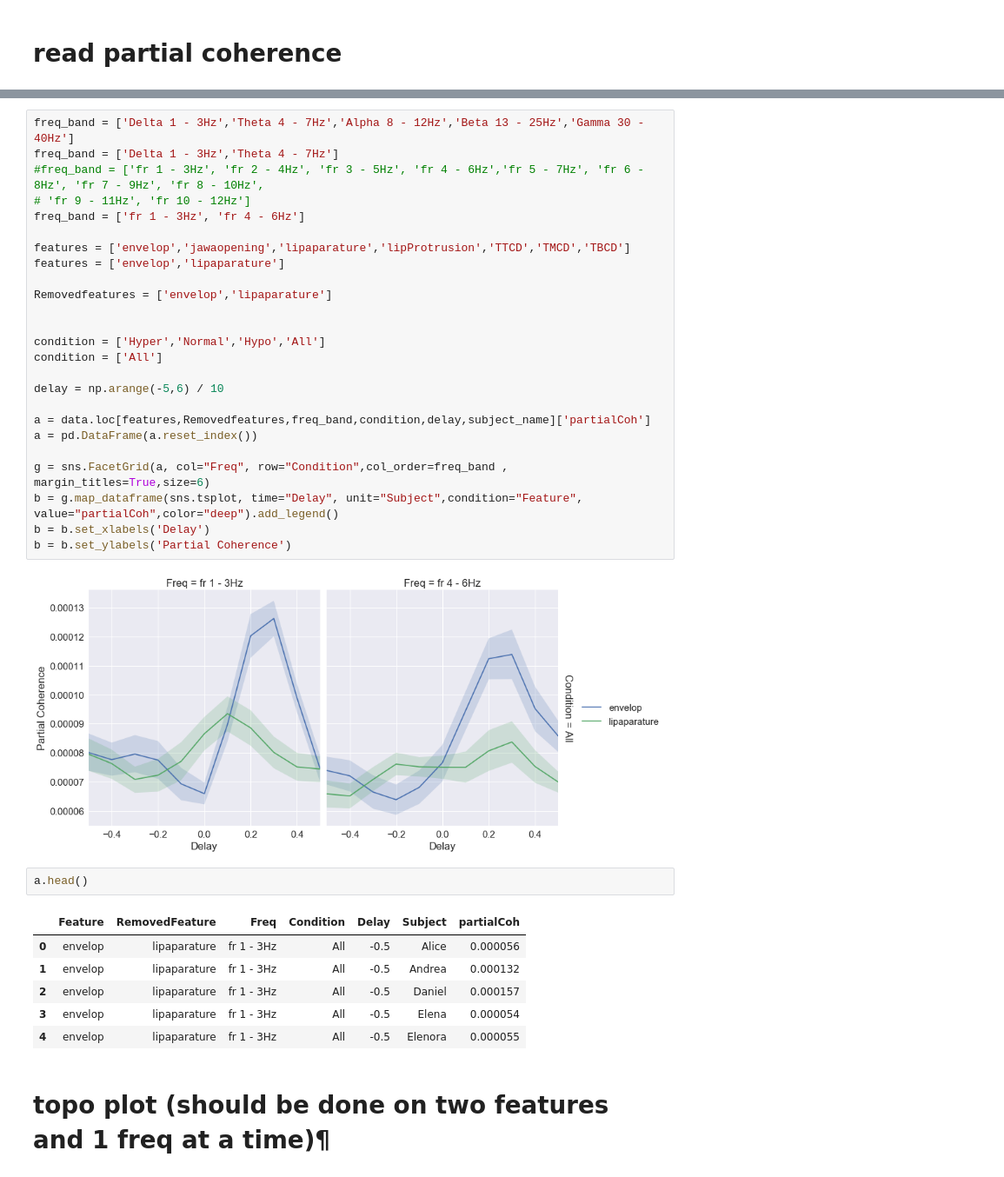
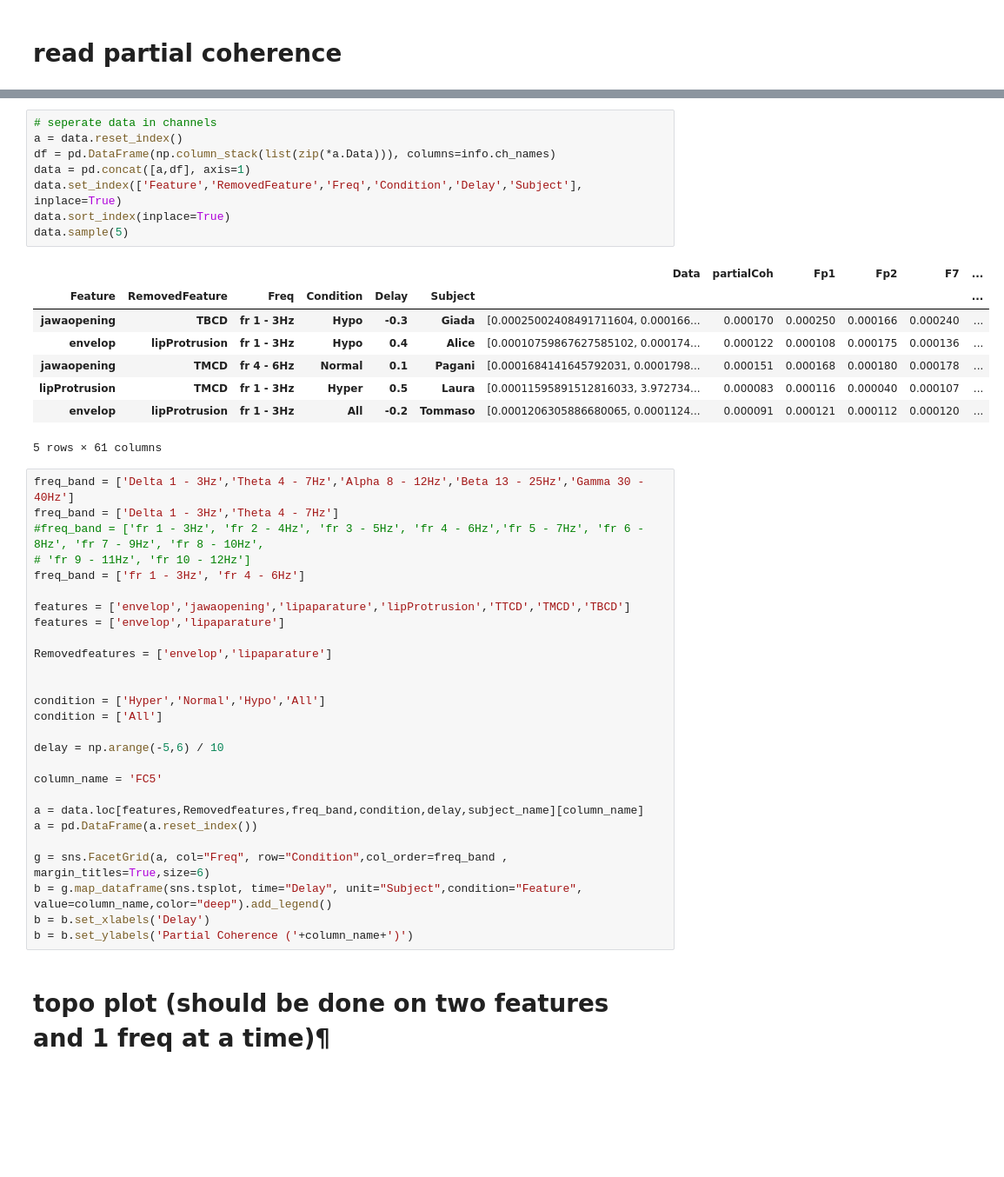
Before and after one commit to sankar-mukherjee/entrainment_python, a Jupyter notebook: partialCoherence_investigate.ipynb, the cells around one changed output, grey strips where cells are left out. Shown: that part at 87% size. Saved outputs shown, nothing was run; the diff lists cells and outputs as text; blank space fills up the shorter version.

```diff
--- a/partialCoherence_investigate.ipynb
+++ b/partialCoherence_investigate.ipynb
@@ -109,3 +114,20 @@ data.sample(10)
+# %%
+# seperate data in channels
+a = data.reset_index()
+df = pd.DataFrame(np.column_stack(list(zip(*a.Data))), columns=info.ch_names)
+data = pd.concat([a,df], axis=1)
+data.set_index(['Feature','RemovedFeature','Freq','Condition','Delay','Subject'], inplace=True)
+data.sort_index(inplace=True)
+data.sample(5)
+# %% [output]
+|  |  |  |  |  |  | Data | partialCoh | Fp1 | Fp2 | F7 | ... |
+| Feature | RemovedFeature | Freq | Condition | Delay | Subject |  |  |  |  |  | ... |
+| jawaopening | TBCD | fr 1 - 3Hz | Hypo | -0.3 | Giada | [0.00025002408491711604, 0.000166... | 0.000170 | 0.000250 | 0.000166 | 0.000240 | ... |
+| envelop | lipProtrusion | fr 1 - 3Hz | Hypo | 0.4 | Alice | [0.00010759867627585102, 0.000174... | 0.000122 | 0.000108 | 0.000175 | 0.000136 | ... |
+| jawaopening | TMCD | fr 4 - 6Hz | Normal | 0.1 | Pagani | [0.0001684141645792031, 0.0001798... | 0.000151 | 0.000168 | 0.000180 | 0.000178 | ... |
+| lipProtrusion | TMCD | fr 1 - 3Hz | Hyper | 0.5 | Laura | [0.00011595891512816033, 3.972734... | 0.000083 | 0.000116 | 0.000040 | 0.000107 | ... |
+| envelop | lipProtrusion | fr 1 - 3Hz | All | -0.2 | Tommaso | [0.0001206305886680065, 0.0001124... | 0.000091 | 0.000121 | 0.000112 | 0.000120 | ... |
+5 rows × 61 columns
 # %%
 freq_band = ['Delta 1 - 3Hz','Theta 4 - 7Hz','Alpha 8 - 12Hz','Beta 13 - 25Hz','Gamma 30 - 40Hz']
 freq_band = ['Delta 1 - 3Hz','Theta 4 - 7Hz']
@@ -124,24 +146,15 @@ condition = ['All']
 
 delay = np.arange(-5,6) / 10
 
-a = data.loc[features,Removedfeatures,freq_band,condition,delay,subject_name]['partialCoh']
+column_name = 'FC5'
+
+a = data.loc[features,Removedfeatures,freq_band,condition,delay,subject_name][column_name]
 a = pd.DataFrame(a.reset_index())
 
 g = sns.FacetGrid(a, col="Freq", row="Condition",col_order=freq_band , margin_titles=True,size=6)
-b = g.map_dataframe(sns.tsplot, time="Delay", unit="Subject",condition="Feature", value="partialCoh",color="deep").add_legend()
+b = g.map_dataframe(sns.tsplot, time="Delay", unit="Subject",condition="Feature", value=column_name,color="deep").add_legend()
 b = b.set_xlabels('Delay')
-b = b.set_ylabels('Partial Coherence')
+b = b.set_ylabels('Partial Coherence ('+column_name+')')
-# %% [output]
-[figure, removed]
-# %%
-a.head()
-# %% [output]
-|  | Feature | RemovedFeature | Freq | Condition | Delay | Subject | partialCoh |
-| 0 | envelop | lipaparature | fr 1 - 3Hz | All | -0.5 | Alice | 0.000056 |
-| 1 | envelop | lipaparature | fr 1 - 3Hz | All | -0.5 | Andrea | 0.000132 |
-| 2 | envelop | lipaparature | fr 1 - 3Hz | All | -0.5 | Daniel | 0.000157 |
-| 3 | envelop | lipaparature | fr 1 - 3Hz | All | -0.5 | Elena | 0.000054 |
-| 4 | envelop | lipaparature | fr 1 - 3Hz | All | -0.5 | Elenora | 0.000055 |
 # %% [markdown]
 # topo plot (should be done on two features and 1 freq at a time)¶
 # %%
```
Also changed, not shown: parts of 9 cells of this notebook, 1 other file.
